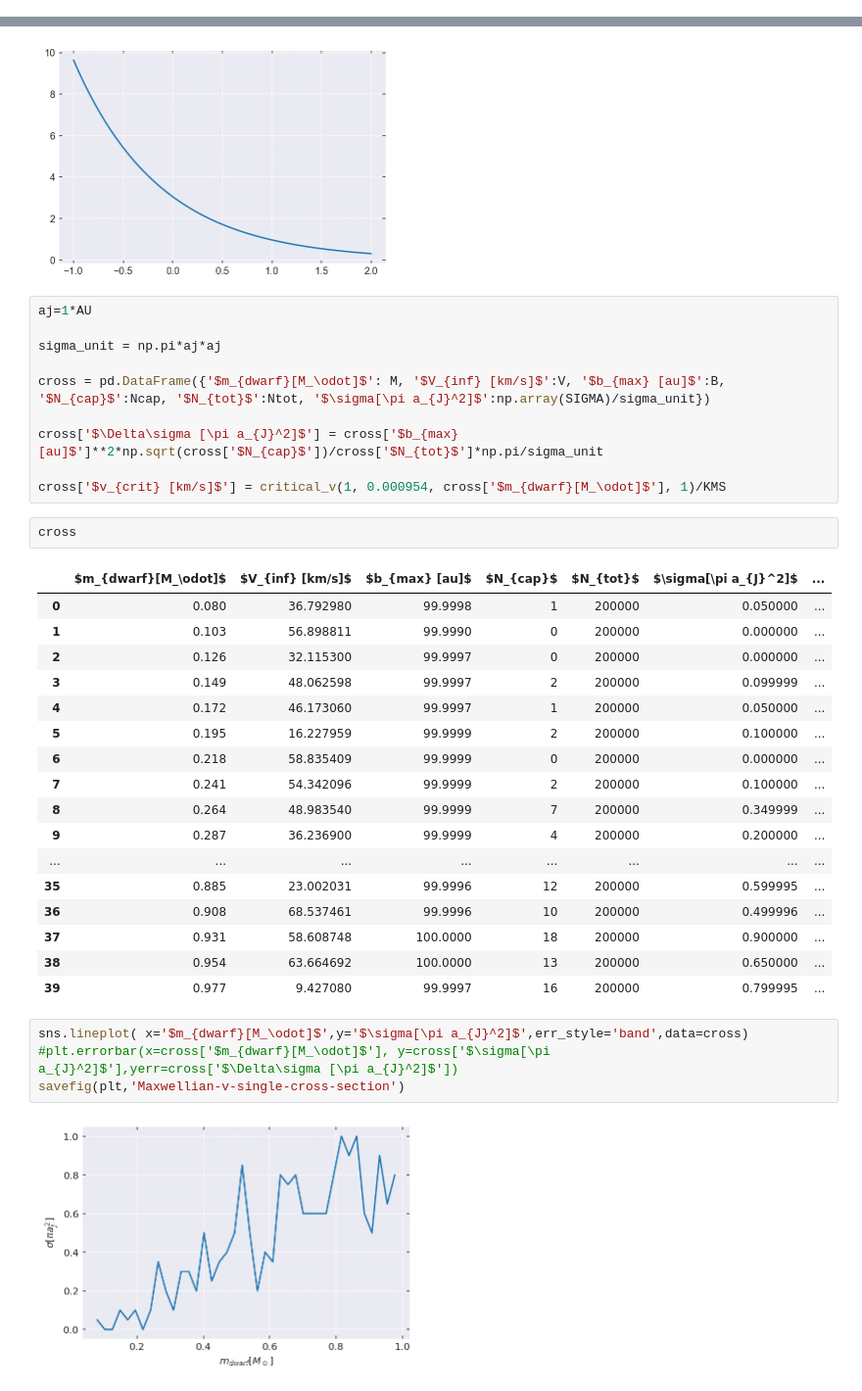
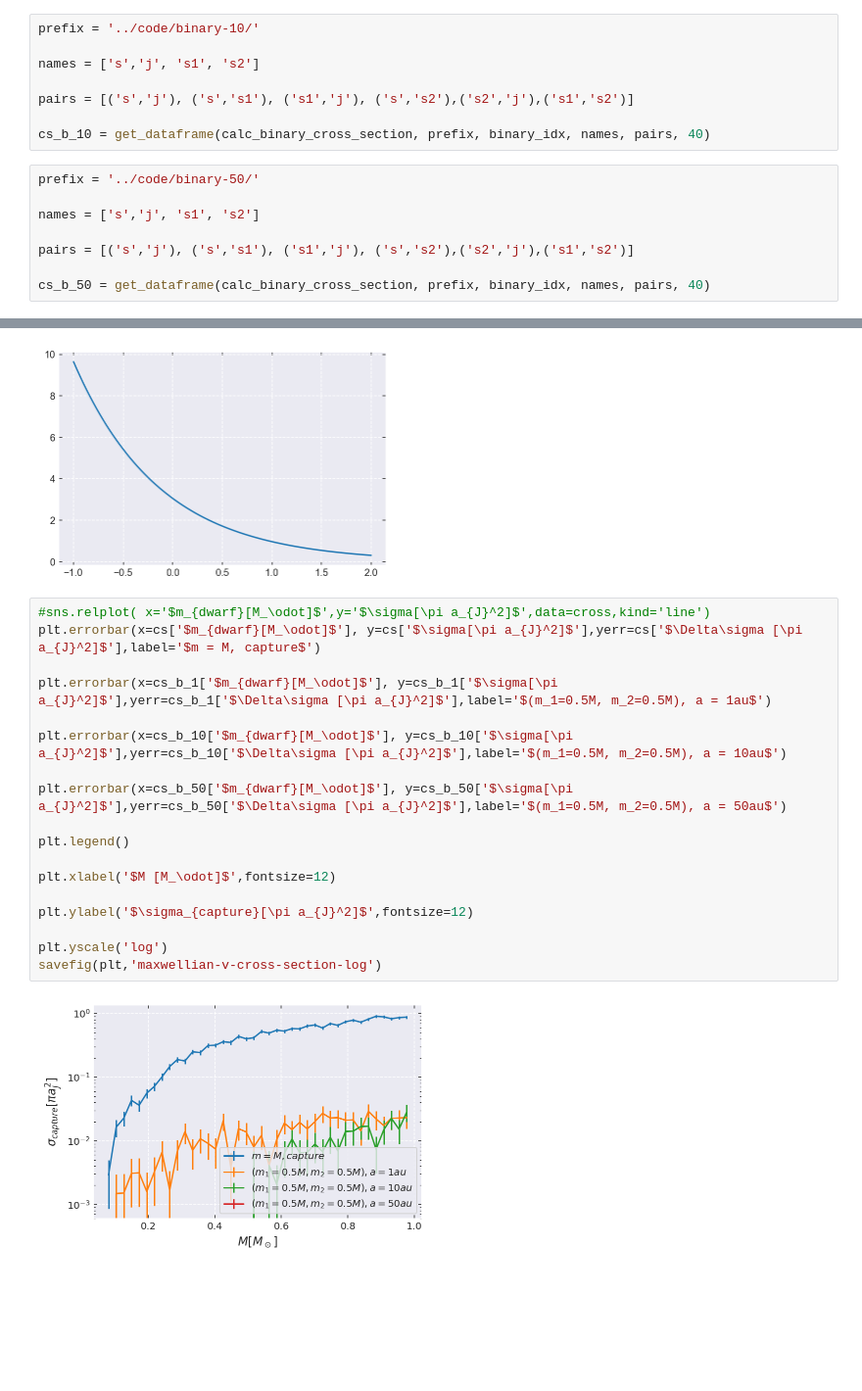
Before and after one commit to YihanWangAstro/giant-planet, a Jupyter notebook: process/giant-planet.ipynb, the cells around one changed output, grey strips where cells are left out. Shown at 98% size. Drawn from its saved outputs; the diff is of its cells as text; blank space fills up the shorter version.

```diff
--- a/process/giant-planet.ipynb
+++ b/process/giant-planet.ipynb
@@ -369,3 +418,19 @@ def critical_v(m1, m2, m3, a):
+# %%
+prefix = '../code/binary-10/'
+
+names = ['s','j', 's1', 's2']
+
+pairs = [('s','j'), ('s','s1'), ('s1','j'), ('s','s2'),('s2','j'),('s1','s2')]
+
+cs_b_10 = get_dataframe(calc_binary_cross_section, prefix, binary_idx, names, pairs, 40)
+# %%
+prefix = '../code/binary-50/'
+
+names = ['s','j', 's1', 's2']
+
+pairs = [('s','j'), ('s','s1'), ('s1','j'), ('s','s2'),('s2','j'),('s1','s2')]
+
+cs_b_50 = get_dataframe(calc_binary_cross_section, prefix, binary_idx, names, pairs, 40)
 # %%
 den=1000
 a_x = 10**np.linspace(-1, 2, den)
@@ -377,39 +442,23 @@ plt.plot(np.log10(a_x), v_y)
 # %% [output]
 [<matplotlib.lines.Line2D at 0x...>]
 [figure]
-# %%
-aj=1*AU
-
-sigma_unit = np.pi*aj*aj
-
-cross = pd.DataFrame({'$m_{dwarf}[M_\odot]$': M, '$V_{inf} [km/s]$':V, '$b_{max} [au]$':B, '$N_{cap}$':Ncap, '$N_{tot}$':Ntot, '$\sigma[\pi a_{J}^2]$':np.array(SIGMA)/sigma_unit})
-
-cross['$\Delta\sigma [\pi a_{J}^2]$'] = cross['$b_{max} [au]$']**2*np.sqrt(cross['$N_{cap}$'])/cross['$N_{tot}$']*np.pi/sigma_unit
-
-cross['$v_{crit} [km/s]$'] = critical_v(1, 0.000954, cross['$m_{dwarf}[M_\odot]$'], 1)/KMS
-# %%
-cross
-# %% [output]
-|  | $m_{dwarf}[M_\odot]$ | $V_{inf} [km/s]$ | $b_{max} [au]$ | $N_{cap}$ | $N_{tot}$ | $\sigma[\pi a_{J}^2]$ | ... |
-| 0 | 0.080 | 36.792980 | 99.9998 | 1 | 200000 | 0.050000 | ... |
-| 1 | 0.103 | 56.898811 | 99.9990 | 0 | 200000 | 0.000000 | ... |
-| 2 | 0.126 | 32.115300 | 99.9997 | 0 | 200000 | 0.000000 | ... |
-| 3 | 0.149 | 48.062598 | 99.9997 | 2 | 200000 | 0.099999 | ... |
-| 4 | 0.172 | 46.173060 | 99.9997 | 1 | 200000 | 0.050000 | ... |
-| 5 | 0.195 | 16.227959 | 99.9999 | 2 | 200000 | 0.100000 | ... |
-| 6 | 0.218 | 58.835409 | 99.9999 | 0 | 200000 | 0.000000 | ... |
-| 7 | 0.241 | 54.342096 | 99.9999 | 2 | 200000 | 0.100000 | ... |
-| 8 | 0.264 | 48.983540 | 99.9999 | 7 | 200000 | 0.349999 | ... |
-| 9 | 0.287 | 36.236900 | 99.9999 | 4 | 200000 | 0.200000 | ... |
-| ... | ... | ... | ... | ... | ... | ... | ... |
-| 35 | 0.885 | 23.002031 | 99.9996 | 12 | 200000 | 0.599995 | ... |
-| 36 | 0.908 | 68.537461 | 99.9996 | 10 | 200000 | 0.499996 | ... |
-| 37 | 0.931 | 58.608748 | 100.0000 | 18 | 200000 | 0.900000 | ... |
-| 38 | 0.954 | 63.664692 | 100.0000 | 13 | 200000 | 0.650000 | ... |
-| 39 | 0.977 | 9.427080 | 99.9997 | 16 | 200000 | 0.799995 | ... |
-# %%
-sns.lineplot( x='$m_{dwarf}[M_\odot]$',y='$\sigma[\pi a_{J}^2]$',err_style='band',data=cross)
-#plt.errorbar(x=cross['$m_{dwarf}[M_\odot]$'], y=cross['$\sigma[\pi a_{J}^2]$'],yerr=cross['$\Delta\sigma [\pi a_{J}^2]$'])
-savefig(plt,'Maxwellian-v-single-cross-section')
-# %% [output]
-[figure, removed]
+# %%
+#sns.relplot( x='$m_{dwarf}[M_\odot]$',y='$\sigma[\pi a_{J}^2]$',data=cross,kind='line')
+plt.errorbar(x=cs['$m_{dwarf}[M_\odot]$'], y=cs['$\sigma[\pi a_{J}^2]$'],yerr=cs['$\Delta\sigma [\pi a_{J}^2]$'],label='$m = M, capture$')
+
+plt.errorbar(x=cs_b_1['$m_{dwarf}[M_\odot]$'], y=cs_b_1['$\sigma[\pi a_{J}^2]$'],yerr=cs_b_1['$\Delta\sigma [\pi a_{J}^2]$'],label='$(m_1=0.5M, m_2=0.5M), a = 1au$')
+
+plt.errorbar(x=cs_b_10['$m_{dwarf}[M_\odot]$'], y=cs_b_10['$\sigma[\pi a_{J}^2]$'],yerr=cs_b_10['$\Delta\sigma [\pi a_{J}^2]$'],label='$(m_1=0.5M, m_2=0.5M), a = 10au$')
+
+plt.errorbar(x=cs_b_50['$m_{dwarf}[M_\odot]$'], y=cs_b_50['$\sigma[\pi a_{J}^2]$'],yerr=cs_b_50['$\Delta\sigma [\pi a_{J}^2]$'],label='$(m_1=0.5M, m_2=0.5M), a = 50au$')
+
+plt.legend()
+
+plt.xlabel('$M [M_\odot]$',fontsize=12)
+
+plt.ylabel('$\sigma_{capture}[\pi a_{J}^2]$',fontsize=12)
+
+plt.yscale('log')
+savefig(plt,'maxwellian-v-cross-section-log')
+# %% [output]
+[figure, added]
```
Also changed, not shown: parts of 6 cells of this notebook.
